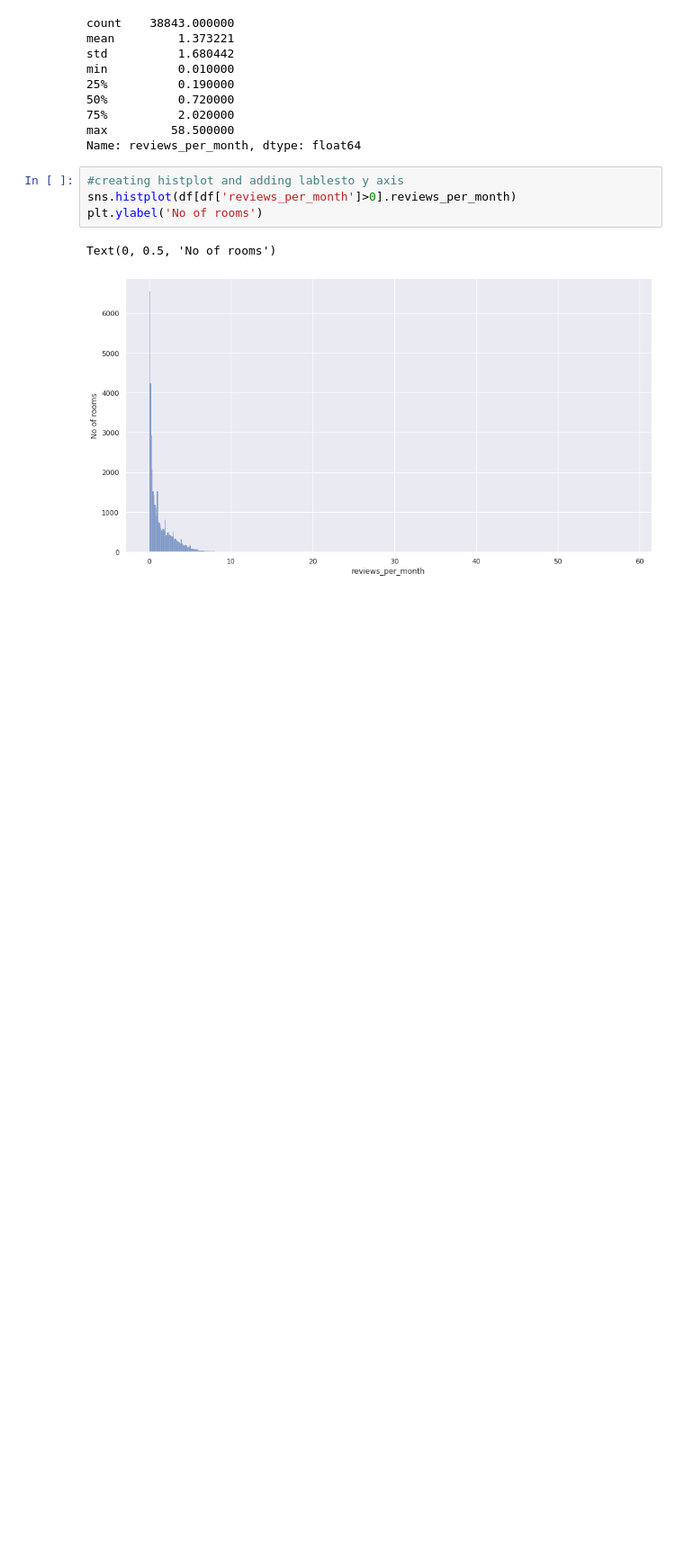
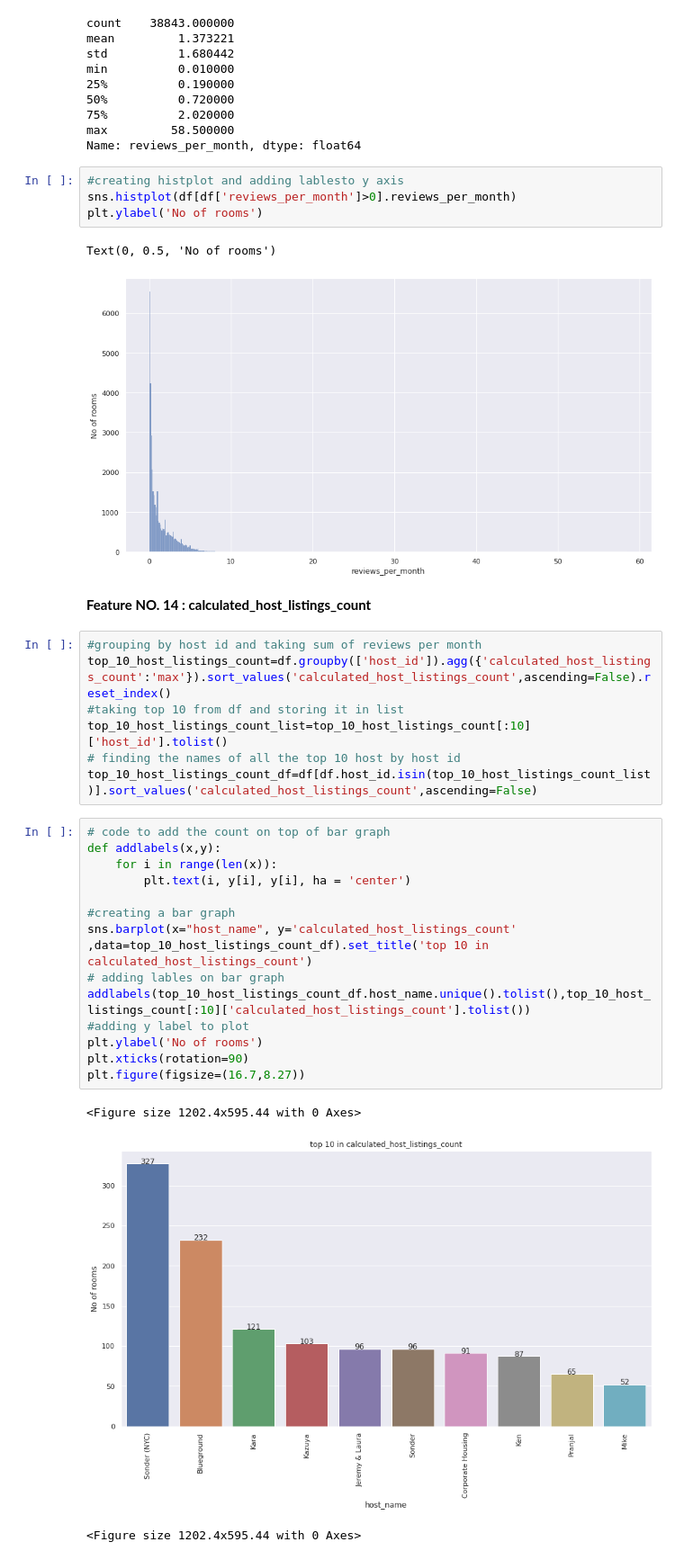
Before and after one commit to Anku0210/AirBnB-booking-Analysis, a Jupyter notebook: Project_on_Airbnb_Bookings_Analysis_Capstone_Project.ipynb, the cells around one changed output. Shown at 90% size. Drawn from its saved outputs; the diff is of its cells as text; blank space fills up the shorter version.

```diff
--- a/Project_on_Airbnb_Bookings_Analysis_Capstone_Project.ipynb
+++ b/Project_on_Airbnb_Bookings_Analysis_Capstone_Project.ipynb
@@ -638,3 +638,30 @@ plt.ylabel('No of rooms')
 # %% [output]
 Text(0, 0.5, 'No of rooms')
 [figure]
+# %% [markdown]
+**Feature NO. 14 : calculated_host_listings_count**
+# %%
+#grouping by host id and taking sum of reviews per month
+top_10_host_listings_count=df.groupby(['host_id']).agg({'calculated_host_listings_count':'max'}).sort_values('calculated_host_listings_count',ascending=False).reset_index()
+#taking top 10 from df and storing it in list
+top_10_host_listings_count_list=top_10_host_listings_count[:10]['host_id'].tolist()
+# finding the names of all the top 10 host by host id
+top_10_host_listings_count_df=df[df.host_id.isin(top_10_host_listings_count_list)].sort_values('calculated_host_listings_count',ascending=False)
+# %%
+# code to add the count on top of bar graph
+def addlabels(x,y):
+    for i in range(len(x)):
+        plt.text(i, y[i], y[i], ha = 'center')
+
+#creating a bar graph
+sns.barplot(x="host_name", y='calculated_host_listings_count' ,data=top_10_host_listings_count_df).set_title('top 10 in calculated_host_listings_count')
+# adding lables on bar graph
+addlabels(top_10_host_listings_count_df.host_name.unique().tolist(),top_10_host_listings_count[:10]['calculated_host_listings_count'].tolist())
+#adding y label to plot
+plt.ylabel('No of rooms')
+plt.xticks(rotation=90)
+plt.figure(figsize=(16.7,8.27))
+# %% [output]
+<Figure size 1202.4x595.44 with 0 Axes>
+[figure, added]
+<Figure size 1202.4x595.44 with 0 Axes>
```
Also changed, not shown: parts of 20 cells of this notebook.
